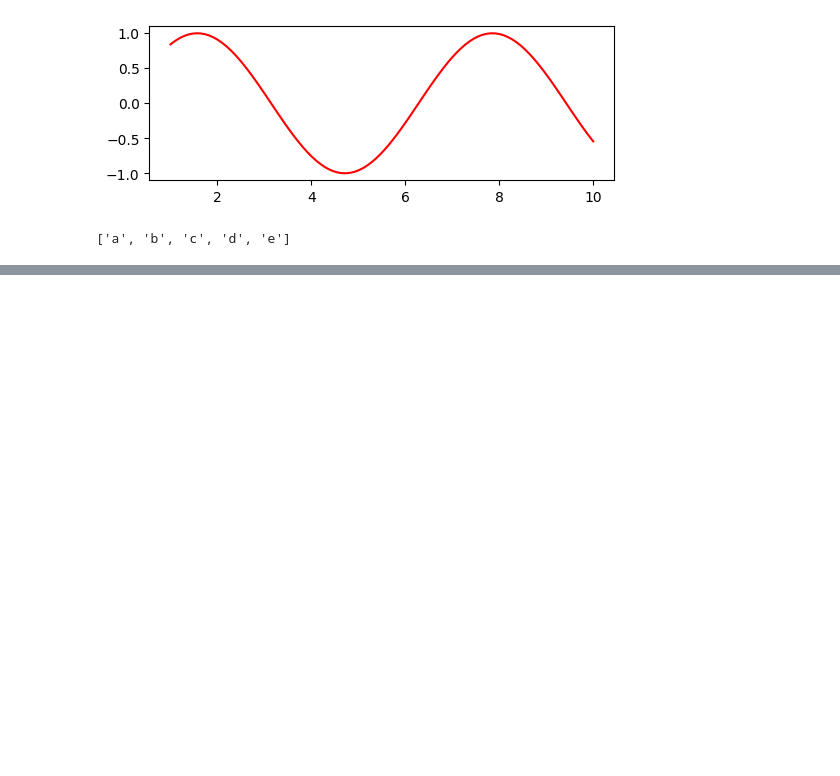
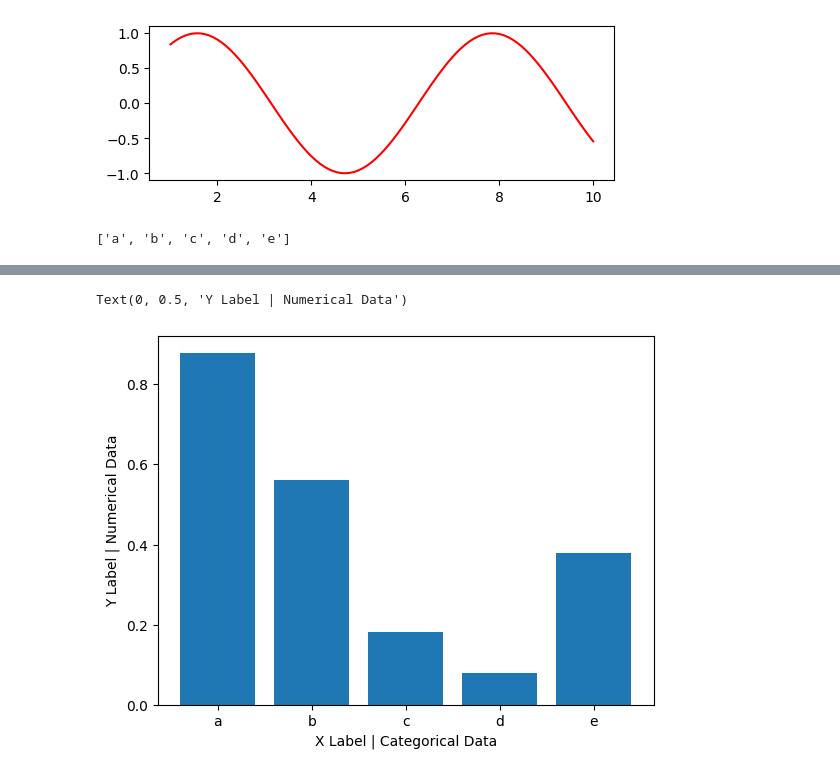
Before and after one commit to prshntshinde/pw-datascience, a Jupyter notebook: practice_sessions/visualization/matplotlib.ipynb, the cells around one changed output, grey strips where cells are left out. Cells and saved outputs as stored; diff of their text form; code cells hidden in the pictures; blank space fills up the shorter version.

```diff
--- a/practice_sessions/visualization/matplotlib.ipynb
+++ b/practice_sessions/visualization/matplotlib.ipynb
@@ -184,0 +190,7 @@ plt.
+# %%
+plt.bar(x, y)
+plt.xlabel('X Label | Categorical Data')
+plt.ylabel('Y Label | Numerical Data')
+# %% [output]
+Text(0, 0.5, 'Y Label | Numerical Data')
+[figure, added]
```
Also changed, not shown: parts of 33 cells of this notebook, 1 other file.
